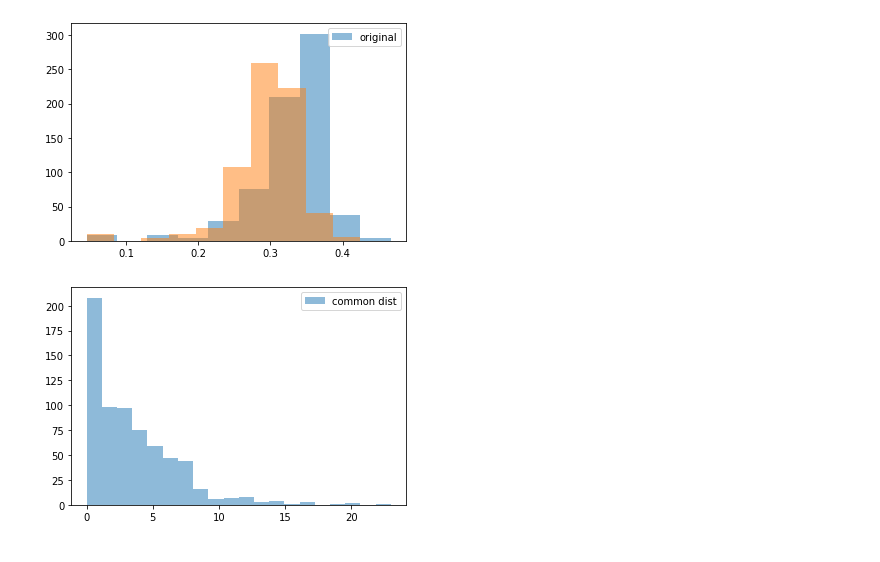
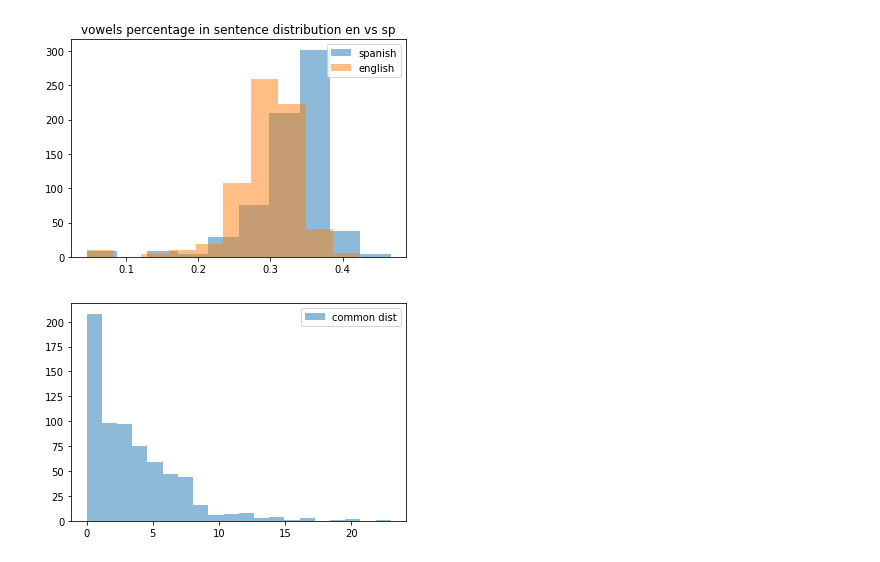
Before and after one commit to danielbarr3ra/sandbox, a Jupyter notebook: PythonPractice/linguistics.ipynb, the cells around one changed output. Drawn from its saved outputs; the diff is of its cells as text; code cells hidden in the pictures.

```diff
--- a/PythonPractice/linguistics.ipynb
+++ b/PythonPractice/linguistics.ipynb
@@ -3,8 +3,8 @@ import pandas as pd
 import numpy as np
 from matplotlib import pyplot
 
-df_translation = pd.read_csv('/home/danielbarr3ra/PythonPractice/translation.gz',header = None, sep ='\n',nrows=680)
-df_source = pd.read_csv('/home/danielbarr3ra/PythonPractice/source.gz', header = None, sep= '\n', nrows= 680)
+df_translation = pd.read_csv('translation.gz',header = None, sep ='\n',nrows=680)
+df_source = pd.read_csv('source.gz', header = None, sep= '\n', nrows= 680)
 
 data = pd.concat([df_translation,df_source], axis = 1)
 data.columns = ["translation", "original"]
@@ -46,12 +48,13 @@ data["vowels original"] = data["original"].apply(lambda x,vowels = ['a', 'e', 'i
 data["vowels translated"] = data["translation"].apply(lambda x,vowels = ['a', 'e', 'i', 'o', 'u'] :  len([i for i in x.lower() if i in vowels])/len(x))
 # %%
 
-pyplot.hist(data["vowels original"], alpha=0.5, label='original')
-pyplot.hist(data["vowels translated"], alpha=0.5, label='')
+pyplot.hist(data["vowels original"], alpha=0.5, label='spanish')
+pyplot.hist(data["vowels translated"], alpha=0.5, label='english')
 pyplot.legend(loc='upper right')
+pyplot.title("vowels percentage in sentence distribution en vs sp")
 pyplot.show()
 # %% [output]
-[figure, old version]
+[figure, new version]
 # %%
 def commonWords( s0, s1):
     s0 = s0.lower()
```
Also changed, not shown: parts of 2 cells of this notebook.
